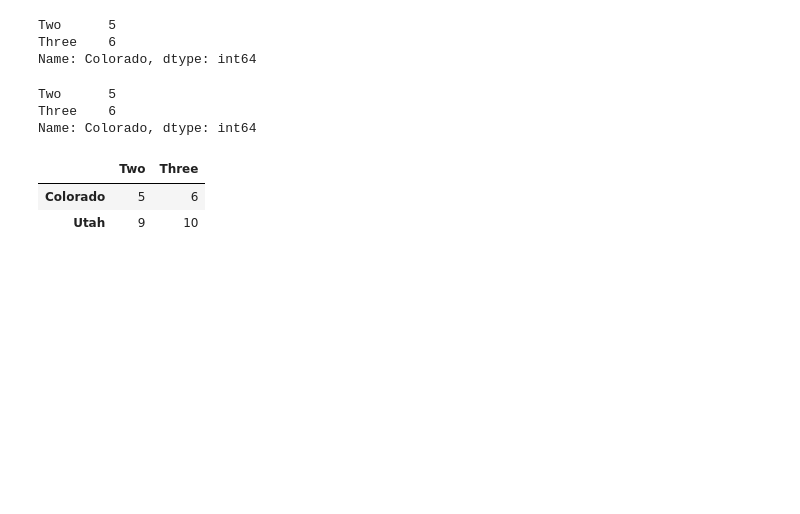
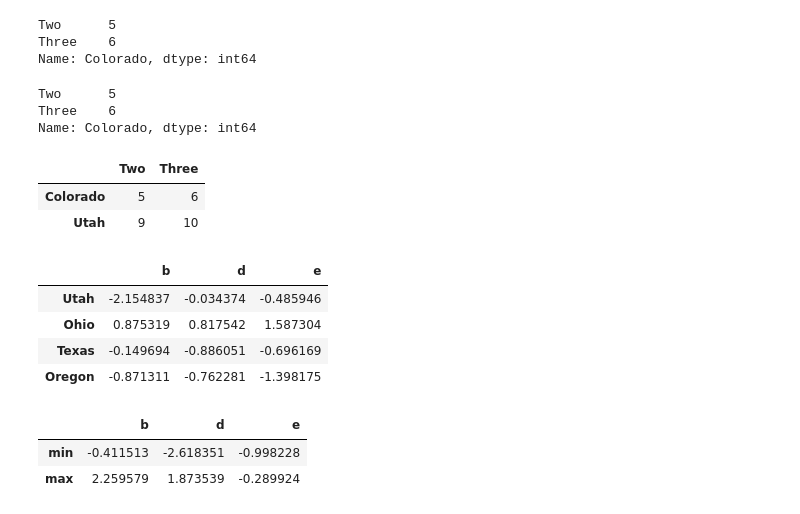
Before and after one commit to barcellfe/datascience_study, a Jupyter notebook: Aula_03_11_2020_Pandas_II.ipynb, the cells around one changed output. Cells and saved outputs as stored; diff of their text form; code cells hidden in the pictures; blank space fills up the shorter version.

```diff
--- a/Aula_03_11_2020_Pandas_II.ipynb
+++ b/Aula_03_11_2020_Pandas_II.ipynb
@@ -228,3 +230,22 @@ data.iloc[[1,2],[1,2]]
 |  | Two | Three |
 | Colorado | 5 | 6 |
 | Utah | 9 | 10 |
+# %%
+##Mapeamento de funções
+frame = pd.DataFrame(np.random.randn(4,3), columns = list('bde'), index = ['Utah', 'Ohio', 'Texas', 'Oregon'])
+frame
+# %% [output]
+|  | b | d | e |
+| Utah | -2.154837 | -0.034374 | -0.485946 |
+| Ohio | 0.875319 | 0.817542 | 1.587304 |
+| Texas | -0.149694 | -0.886051 | -0.696169 |
+| Oregon | -0.871311 | -0.762281 | -1.398175 |
+# %%
+##vamos criar uma função que calcula o minimo e o maximo para cada elemento
+def f(x):
+  return pd.Series([x.min(), x.max()], index = ['min', 'max'])
+frame.apply(f)
+# %% [output]
+|  | b | d | e |
+| min | -0.411513 | -2.618351 | -0.998228 |
+| max | 2.259579 | 1.873539 | -0.289924 |
```
Also changed, not shown: parts of 14 cells of this notebook.
